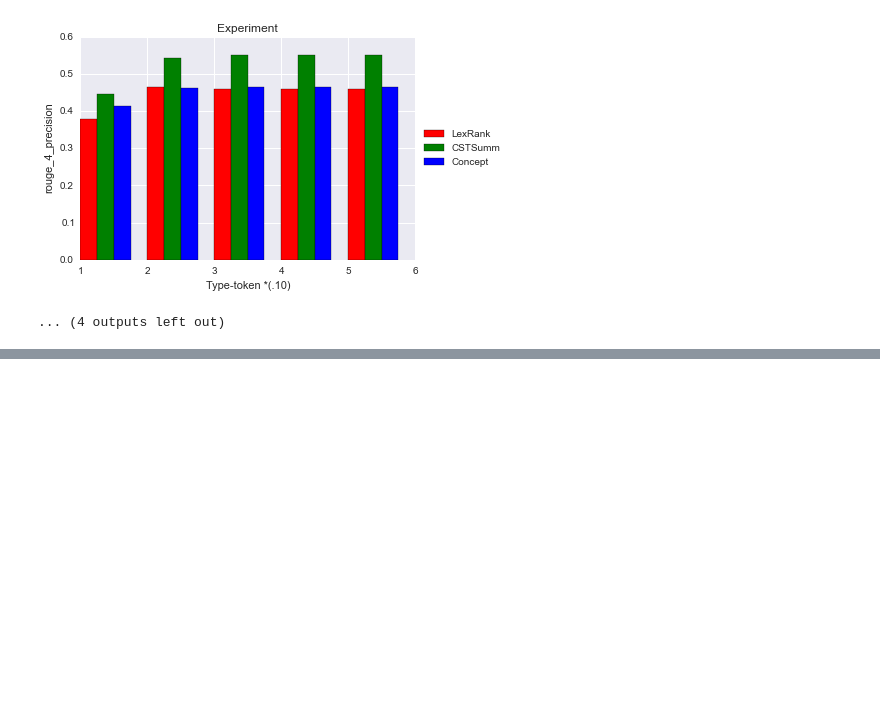
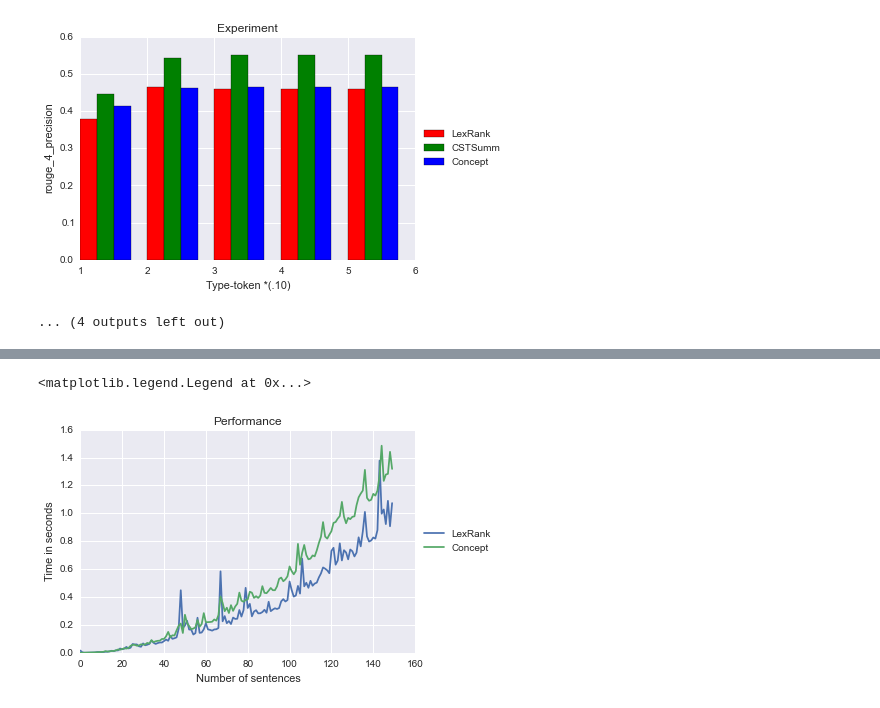
Before and after one commit to anaschwendler/tcc, a Jupyter notebook: results_by_n_words.ipynb, the cells around one changed output, grey strips where cells are left out. Cells and saved outputs as stored; diff of their text form; code cells hidden in the pictures; blank space fills up the shorter version.

```diff
--- a/results_by_n_words.ipynb
+++ b/results_by_n_words.ipynb
@@ -247,0 +471,12 @@ for c in np.array(df_concept.columns):
+# %%
+fig, ax = plt.subplots()
+ax.plot(time_lex)
+ax.plot(time_apec)
+ax.legend(bbox_to_anchor=(1.1, 1.05))
+ax.set_ylabel('Time in seconds')
+ax.set_xlabel('Number of sentences')
+ax.set_title('Performance')
+ax.legend( ('LexRank', 'Concept'), loc='center left', bbox_to_anchor=(1, 0.5))
+# %% [output]
+<matplotlib.legend.Legend at 0x...>
+[figure, added]
```
Also changed, not shown: parts of 2 cells of this notebook.
